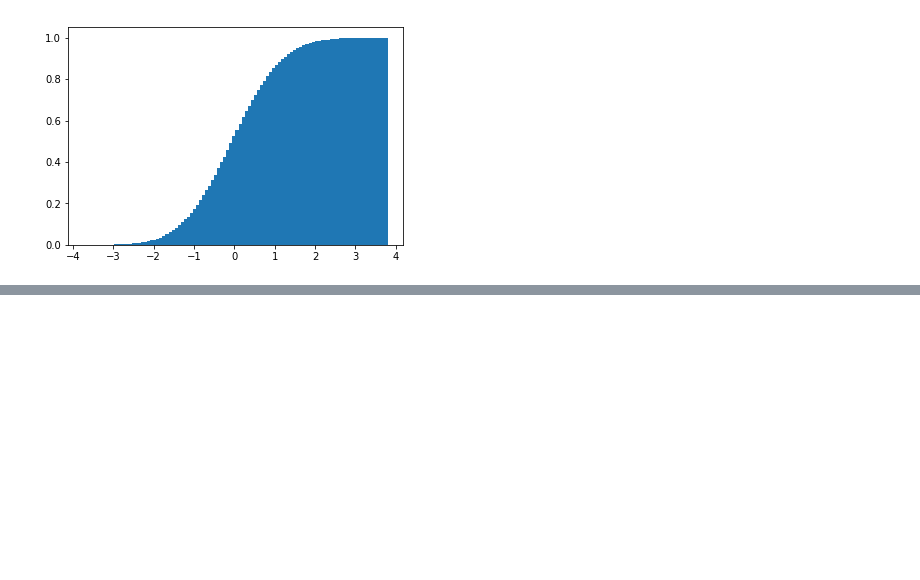
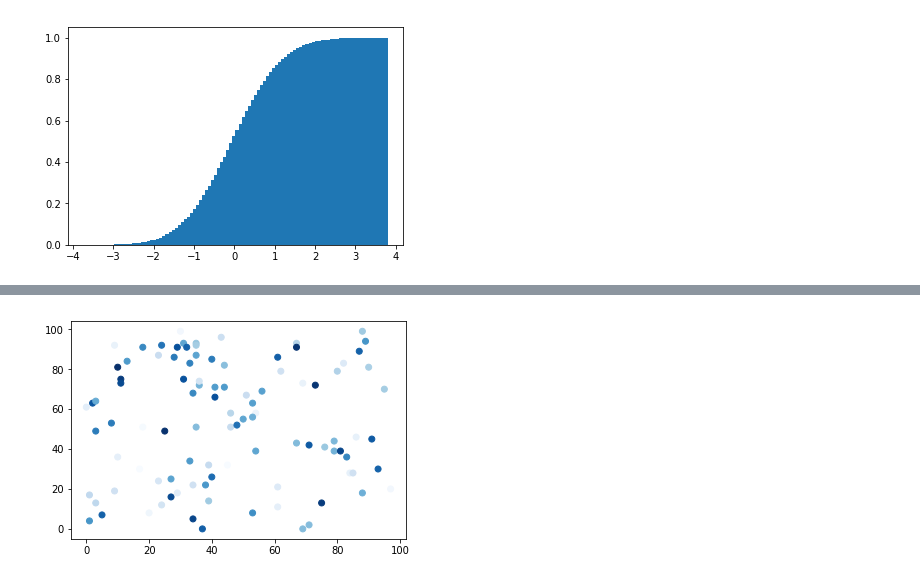
Before and after one commit to vbitjp/Python, a Jupyter notebook: plot/matplotlib01.ipynb, the cells around one changed output, grey strips where cells are left out. Cells and saved outputs as stored; diff of their text form; code cells hidden in the pictures; blank space fills up the shorter version.

```diff
--- a/plot/matplotlib01.ipynb
+++ b/plot/matplotlib01.ipynb
@@ -109,0 +130,6 @@ plt.show()
+# %%
+# zの値に応じて、マーカーの濃さを青系統に変えてプロット
+plt.scatter(x, y, c=z , cmap="Blues")
+plt.show()
+# %% [output]
+[figure, added]
```
Also changed, not shown: parts of 11 cells of this notebook.
